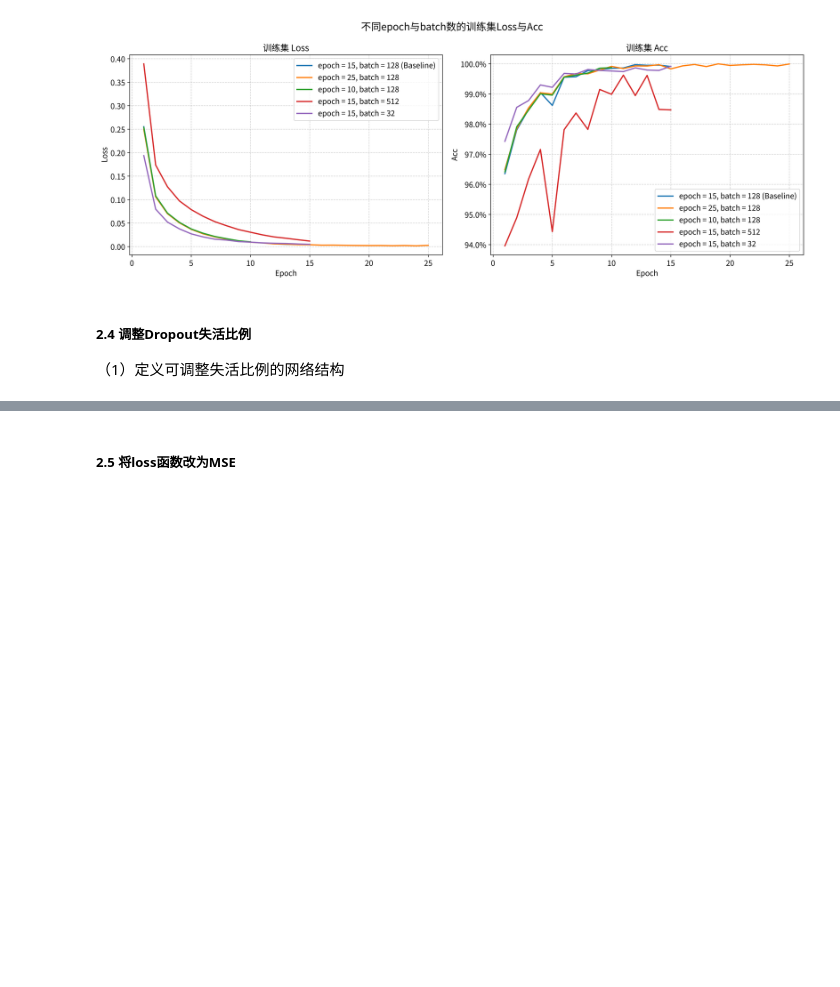
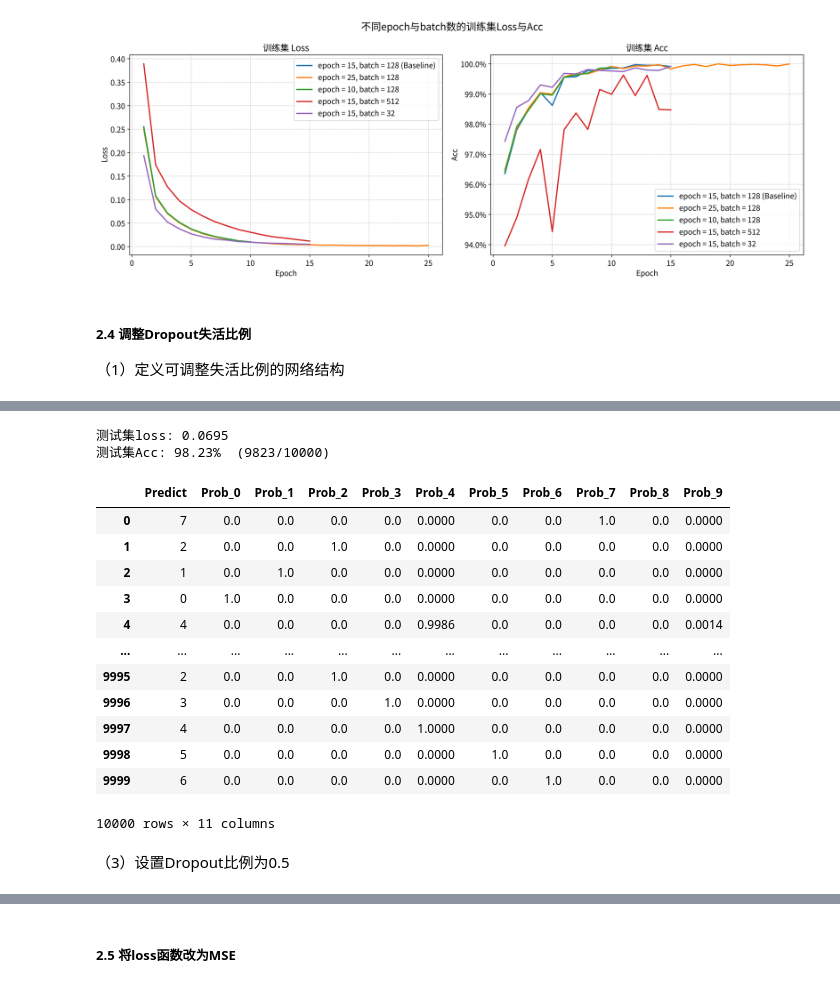
Before and after one commit to xiaoguangjin12345-dev/deep-learning, a Jupyter notebook: ex-1/ex-1.2.ipynb, the cells around one changed output, grey strips where cells are left out. Drawn from its saved outputs; the diff is of its cells as text; code cells hidden in the pictures; blank space fills up the shorter version.

```diff
--- a/ex-1/ex-1.2.ipynb
+++ b/ex-1/ex-1.2.ipynb
@@ -880,0 +909,21 @@ class DropoutNet(nn.Module):
+# %%
+test_result_df1 = evaluate_model(model, batch=128)
+test_result_df1.round(4)
+# %% [output]
+测试集loss: 0.0695
+测试集Acc: 98.23%  (9823/10000)
+|  | Predict | Prob_0 | Prob_1 | Prob_2 | Prob_3 | Prob_4 | Prob_5 | Prob_6 | Prob_7 | Prob_8 | Prob_9 |
+| 0 | 7 | 0.0 | 0.0 | 0.0 | 0.0 | 0.0000 | 0.0 | 0.0 | 1.0 | 0.0 | 0.0000 |
+| 1 | 2 | 0.0 | 0.0 | 1.0 | 0.0 | 0.0000 | 0.0 | 0.0 | 0.0 | 0.0 | 0.0000 |
+| 2 | 1 | 0.0 | 1.0 | 0.0 | 0.0 | 0.0000 | 0.0 | 0.0 | 0.0 | 0.0 | 0.0000 |
+| 3 | 0 | 1.0 | 0.0 | 0.0 | 0.0 | 0.0000 | 0.0 | 0.0 | 0.0 | 0.0 | 0.0000 |
+| 4 | 4 | 0.0 | 0.0 | 0.0 | 0.0 | 0.9986 | 0.0 | 0.0 | 0.0 | 0.0 | 0.0014 |
+| ... | ... | ... | ... | ... | ... | ... | ... | ... | ... | ... | ... |
+| 9995 | 2 | 0.0 | 0.0 | 1.0 | 0.0 | 0.0000 | 0.0 | 0.0 | 0.0 | 0.0 | 0.0000 |
+| 9996 | 3 | 0.0 | 0.0 | 0.0 | 1.0 | 0.0000 | 0.0 | 0.0 | 0.0 | 0.0 | 0.0000 |
+| 9997 | 4 | 0.0 | 0.0 | 0.0 | 0.0 | 1.0000 | 0.0 | 0.0 | 0.0 | 0.0 | 0.0000 |
+| 9998 | 5 | 0.0 | 0.0 | 0.0 | 0.0 | 0.0000 | 1.0 | 0.0 | 0.0 | 0.0 | 0.0000 |
+| 9999 | 6 | 0.0 | 0.0 | 0.0 | 0.0 | 0.0000 | 0.0 | 1.0 | 0.0 | 0.0 | 0.0000 |
+10000 rows × 11 columns
+# %% [markdown]
+（3）设置Dropout比例为0.5
```
Also changed, not shown: parts of 20 cells of this notebook.
